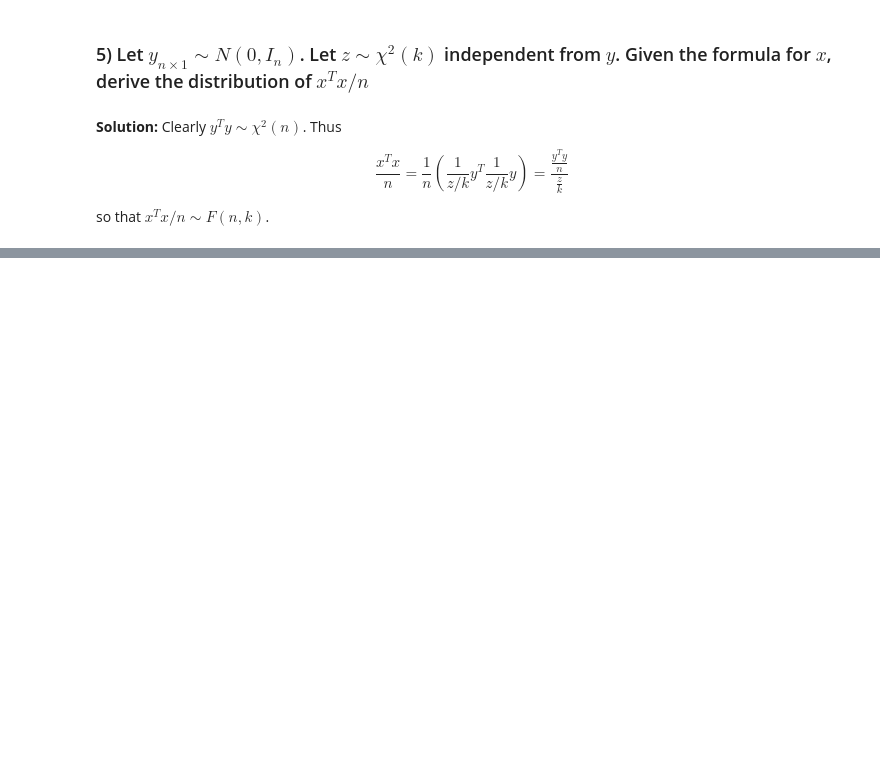
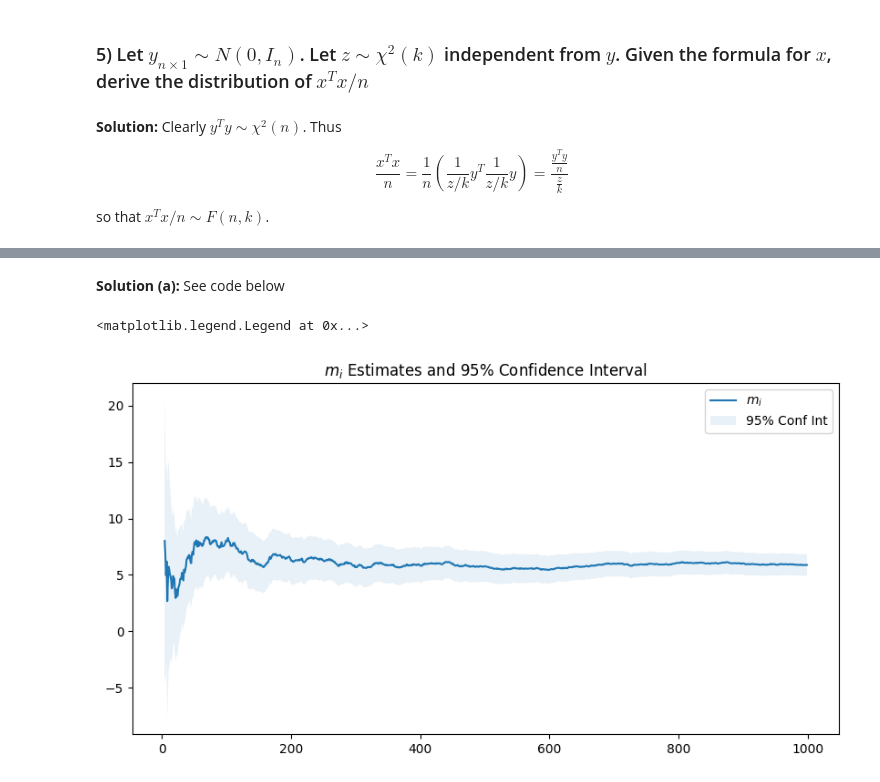
Before and after one commit to TommyHughes/econometrics_erasmus, a Jupyter notebook: week_eight/training_exercises.ipynb, the cells around one changed output, grey strips where cells are left out. Cells and saved outputs as stored; diff of their text form; code cells hidden in the pictures; blank space fills up the shorter version.

Commit message:
training exercise S1 complete

```diff
--- a/week_eight/training_exercises.ipynb
+++ b/week_eight/training_exercises.ipynb
@@ -497,0 +503,3 @@ so that $x^T x/n \sim F(n,k)$.
+# %%
+# Import the data
+df_returns = pd.read_excel("TrainExerS1.xls")
@@ -497,0 +512,26 @@ so that $x^T x/n \sim F(n,k)$.
+# %% [markdown]
+**Solution (a):**
+See code below
+# %%
+# Construct a series of mean estimates
+mean_estimates = pd.Series([df_returns.iloc[:i,1].mean() if i > 4 else np.NaN for i in np.arange(1,1001)])
+
+# Calculate the standard error for each m_i: sqrt((s_i)^2/i)
+std_errs = pd.Series([np.sqrt(df_returns.iloc[:i,1].var()/i) if i > 4 else np.NaN for i in np.arange(1,1001)])
+# %%
+# Graph each m_i and its 95% conf int using the rule of thumb (+- 2 std err)
+fig, ax = plt.subplots(figsize=(10,5))
+
+ax.plot(mean_estimates, label=r"$m_i$")
+
+ax.fill_between(mean_estimates.index
+    , mean_estimates-2*std_errs
+    , mean_estimates+2*std_errs
+    , alpha=0.1
+    , label="95% Conf Int")
+
+ax.set_title(r"$m_i$ Estimates and 95% Confidence Interval")
+ax.legend()
+# %% [output]
+<matplotlib.legend.Legend at 0x...>
+[figure, added]
```
Also changed, not shown: parts of 8 cells of this notebook, 1 other file.
